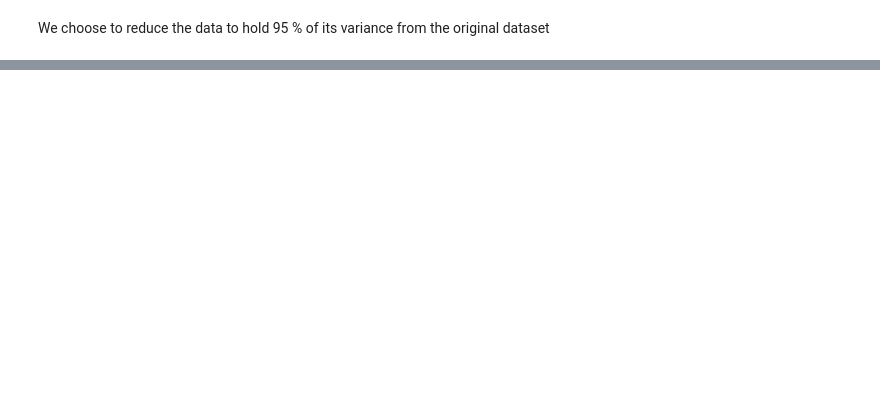
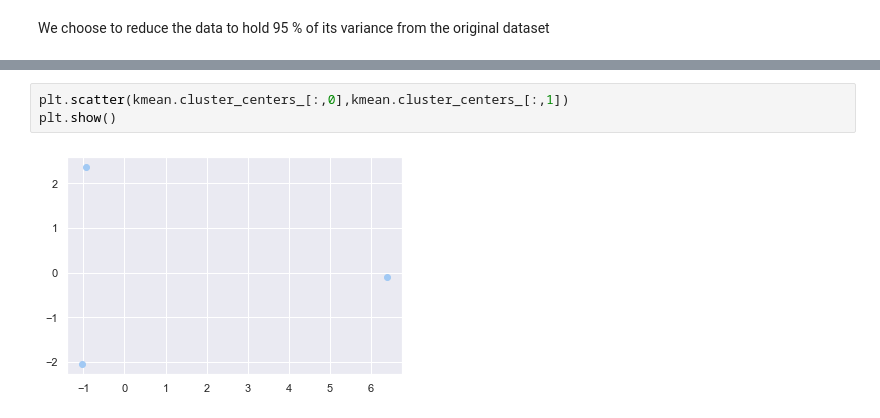
Before and after one commit to Blvisse/10-Academy, a Jupyter notebook: Week1/notebooks/TelecomChallenge.ipynb, the cells around one changed output, grey strips where cells are left out. Drawn from its saved outputs; the diff is of its cells as text; blank space fills up the shorter version.

```diff
--- a/Week1/notebooks/TelecomChallenge.ipynb
+++ b/Week1/notebooks/TelecomChallenge.ipynb
@@ -1817,0 +1826,5 @@ We choose to reduce the data to hold 95 % of its variance from the original data
+# %%
+plt.scatter(kmean.cluster_centers_[:,0],kmean.cluster_centers_[:,1])
+plt.show()
+# %% [output]
+[figure, added]
```
Also changed, not shown: parts of 9 cells of this notebook, 7 other files.
